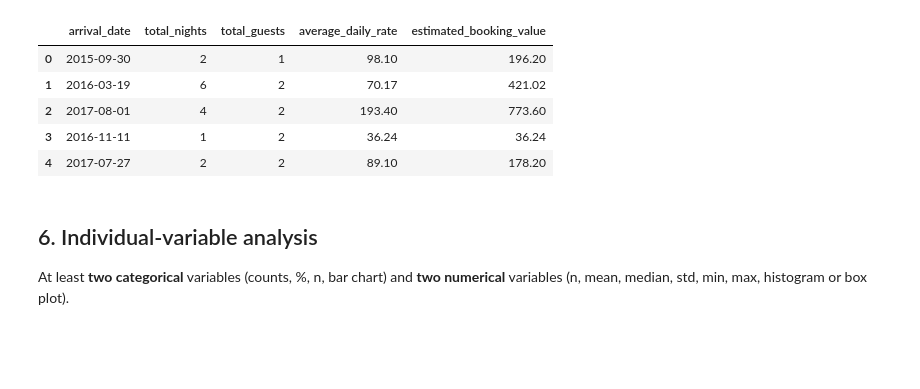
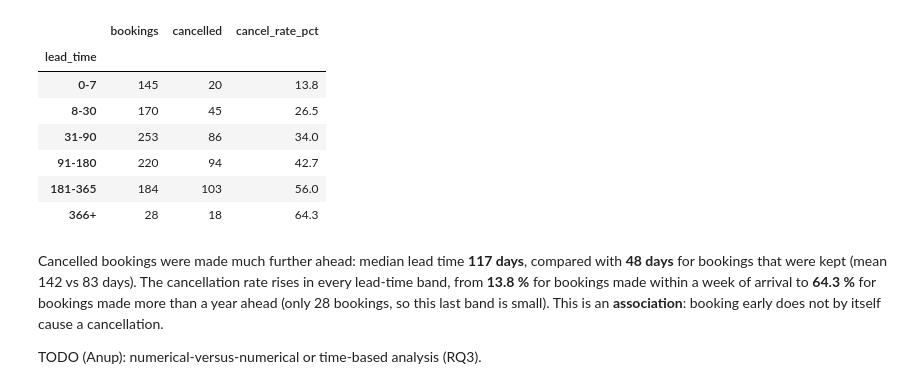
Before and after one commit to Acidburn07/hotel-booking-data-analysis, a Jupyter notebook: notebooks/work/Sandesh.ipynb, the cells around one changed output. Saved outputs shown, nothing was run; the diff lists cells and outputs as text; code cells hidden in the pictures; blank space fills up the shorter version.

```diff
--- a/notebooks/work/Sandesh.ipynb
+++ b/notebooks/work/Sandesh.ipynb
@@ -42,12 +24,0 @@ and a relationship, grouped comparison or time pattern):
-# %%
-import pandas as pd
-import numpy as np
-import matplotlib.pyplot as plt
-
-pd.set_option("display.max_columns", 30)
-pd.set_option("display.float_format", "{:.2f}".format)
-
-DATA_FILE = "../../data/hotel_bookings_final_project.csv"   # the instructor's file: never overwrite it
-# (paths start with ../../ because this copy is in notebooks/work/)
-CLEAN_FILE = "../../outputs/hotel_bookings_cleaned.csv"
-SUMMARY_FILE = "../../outputs/hotel_booking_summary.csv"
@@ -100,6 +60,6 @@ Exact duplicate rows: 26
 # %%
-# Useful category counts
-for col in ["hotel", "is_canceled", "market_segment", "deposit_type", "customer_type"]:
-    print(f"--- {col} ---")
-    print(raw[col].value_counts(dropna=False), "\n")
+# Temporary setup (Sandesh): readable cancellation labels for my crosstab and charts
+clean["cancel_status"] = "Not cancelled"
+clean.loc[clean["is_canceled"] == 1, "cancel_status"] = "Cancelled"
+clean["cancel_status"].value_counts()
 # %% [output]
@@ -229,26 +146,33 @@ Rows before cleaning: 1000, after cleaning: 1000
 # %%
-clean["arrival_date"] = pd.to_datetime(
-    clean["arrival_date_year"].astype(str) + "-" + clean["arrival_date_month"] + "-"
-    + clean["arrival_date_day_of_month"].astype(str),
-    format="%Y-%B-%d", errors="coerce")
-clean["total_nights"] = clean["stays_in_weekend_nights"] + clean["stays_in_week_nights"]
-clean["total_guests"] = clean["adults"] + clean["children"] + clean["babies"]
-clean["estimated_booking_value"] = clean["average_daily_rate"] * clean["total_nights"]
-
-# Optional extra variables that may help your questions
-clean["cancel_status"] = clean["is_canceled"].map({0: "Not cancelled", 1: "Cancelled"})
-clean["arrival_month_num"] = clean["arrival_date"].dt.month
-
-clean[["arrival_date", "total_nights", "total_guests", "average_daily_rate", "estimated_booking_value"]].head()
+# Cancellation rate by lead-time band (pd.cut, as in the 01_Pandas_Concepts lesson)
+lead_band = pd.cut(
+    clean["lead_time"],
+    bins=[-1, 7, 30, 90, 180, 365, float("inf")],
+    labels=["0-7", "8-30", "31-90", "91-180", "181-365", "366+"],
+)
+band_summary = (
+    clean.groupby(lead_band, observed=True)
+    .agg(
+        bookings=("is_canceled", "count"),
+        cancelled=("is_canceled", "sum"),
+        cancel_rate_pct=("is_canceled", "mean"),
+    )
+)
+band_summary["cancel_rate_pct"] = (band_summary["cancel_rate_pct"] * 100).round(1)
+band_summary
 # %% [output]
-|  | arrival_date | total_nights | total_guests | average_daily_rate | estimated_booking_value |
-| 0 | 2015-09-30 | 2 | 1 | 98.10 | 196.20 |
-| 1 | 2016-03-19 | 6 | 2 | 70.17 | 421.02 |
-| 2 | 2017-08-01 | 4 | 2 | 193.40 | 773.60 |
-| 3 | 2016-11-11 | 1 | 2 | 36.24 | 36.24 |
-| 4 | 2017-07-27 | 2 | 2 | 89.10 | 178.20 |
+|  | bookings | cancelled | cancel_rate_pct |
+| lead_time |  |  |  |
+| 0-7 | 145 | 20 | 13.8 |
+| 8-30 | 170 | 45 | 26.5 |
+| 31-90 | 253 | 86 | 34.0 |
+| 91-180 | 220 | 94 | 42.7 |
+| 181-365 | 184 | 103 | 56.0 |
+| 366+ | 28 | 18 | 64.3 |
 # %% [markdown]
-## 6. Individual-variable analysis
+Cancelled bookings were made much further ahead: median lead time **117 days**, compared with **48 days** for bookings
+that were kept (mean 142 vs 83 days). The cancellation rate rises in every lead-time band, from **13.8 %** for bookings made
+within a week of arrival to **64.3 %** for bookings made more than a year ahead (only 28 bookings, so this last band is small).
+This is an **association**: booking early does not by itself cause a cancellation.
 
-At least **two categorical** variables (counts, %, n, bar chart) and **two numerical** variables
-(n, mean, median, std, min, max, histogram or box plot).
+TODO (Anup): numerical-versus-numerical or time-based analysis (RQ3).
```
Also changed, not shown: parts of 56 cells of this notebook, 3 other files.
